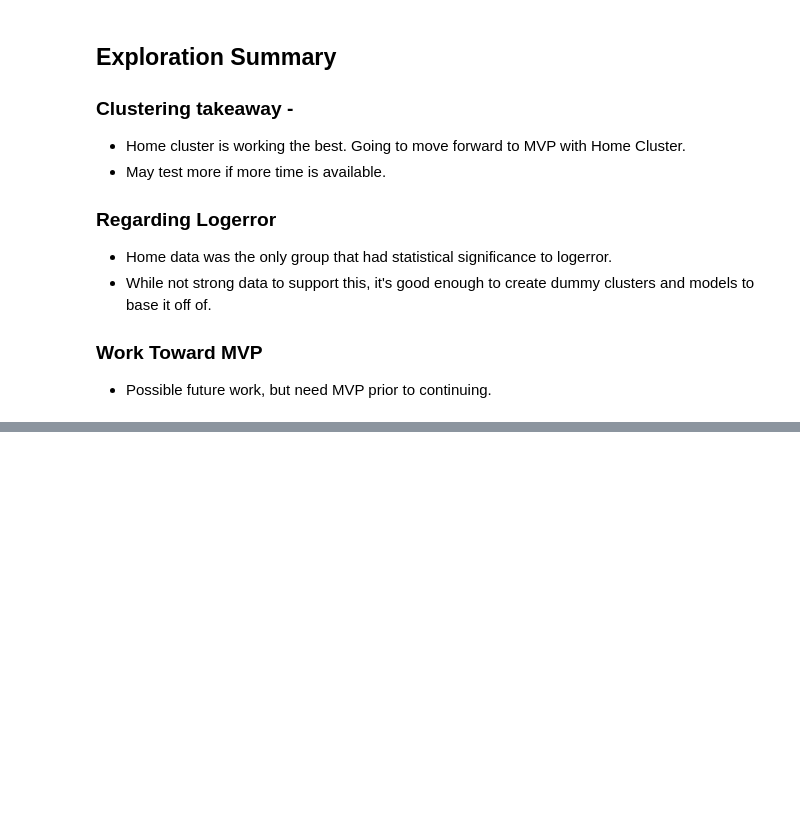
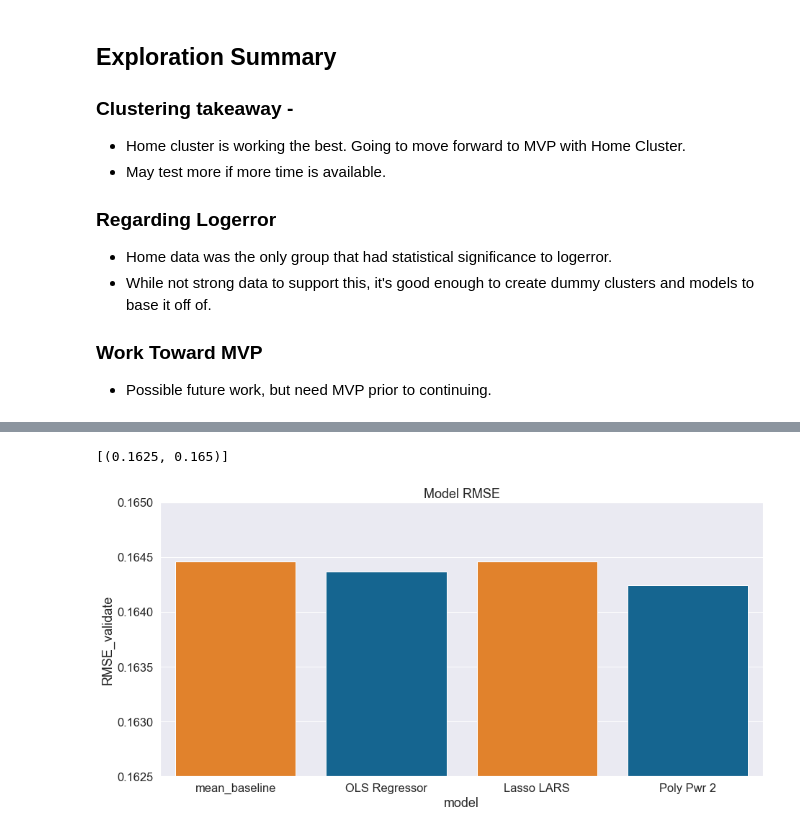
Before and after one commit to bradgauvin/clustering-project, a Jupyter notebook: final_report_mvp.ipynb, the cells around one changed output, grey strips where cells are left out. Saved outputs shown, nothing was run; the diff lists cells and outputs as text; code cells hidden in the pictures; blank space fills up the shorter version.

```diff
--- a/final_report_mvp.ipynb
+++ b/final_report_mvp.ipynb
@@ -557,0 +785,9 @@ Text(0.5, 1.0, 'Chaos version 1')
+# %%
+# Visualizing model performance
+plt.figure(figsize = (15,7))
+plt.title('Model RMSE', fontsize = 18)
+g = sns.barplot(x='model', y='RMSE_validate', data = metric_df, palette = ['#ff800e','#006ba4'])
+g.set(ylim=(.1625,.1650))
+# %% [output]
+[(0.1625, 0.165)]
+[figure, added]
```
Also changed, not shown: parts of 11 cells of this notebook.
